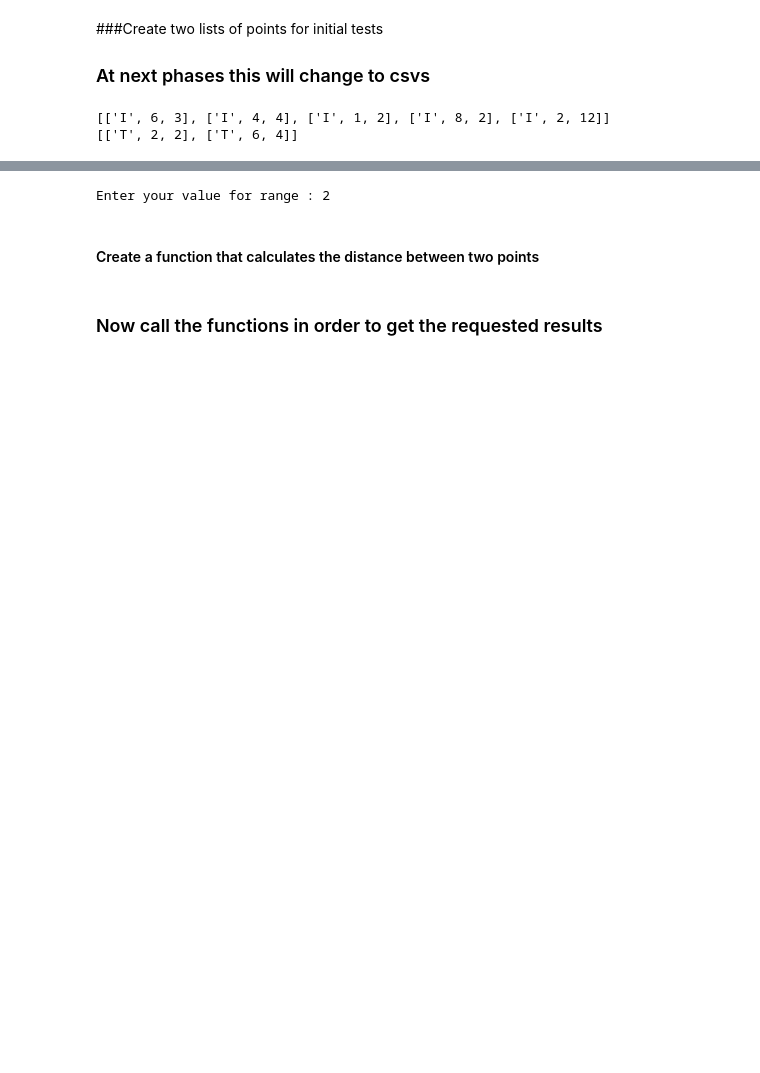
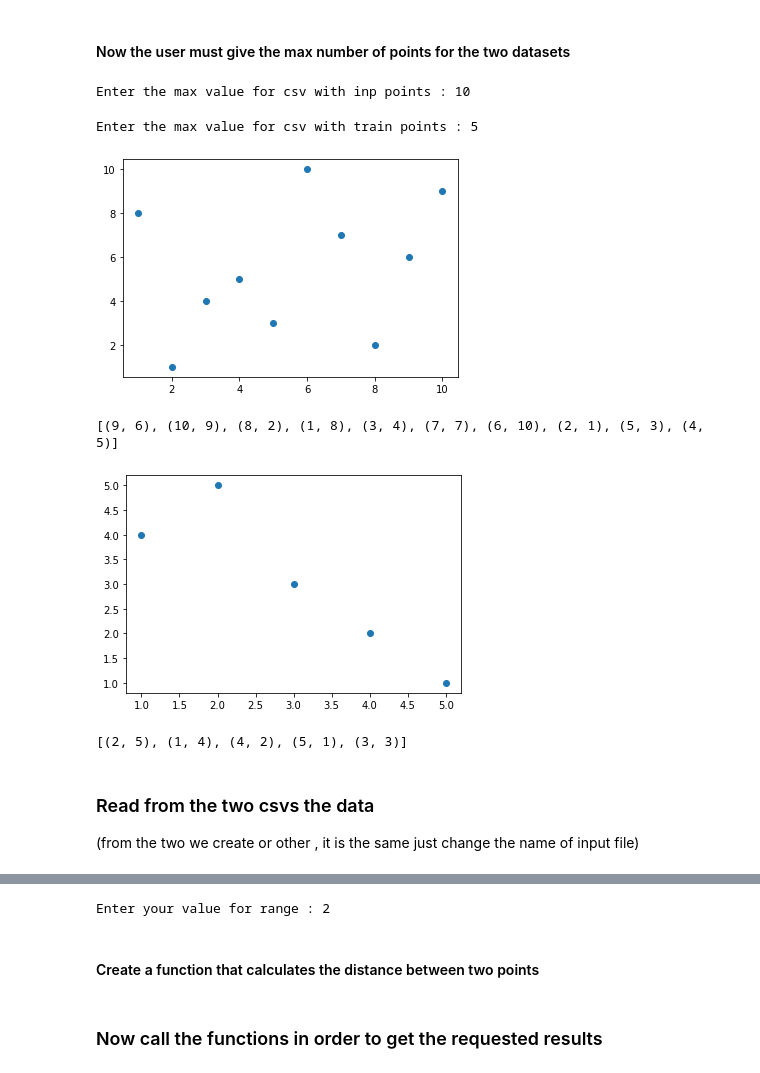
Before and after one commit to spros1/DistanceJoin, a Jupyter notebook: DistanceJoin.ipynb, the cells around one changed output, grey strips where cells are left out. Drawn from its saved outputs; the diff is of its cells as text; code cells hidden in the pictures; blank space fills up the shorter version.

```diff
--- a/DistanceJoin.ipynb
+++ b/DistanceJoin.ipynb
@@ -7,2 +58,59 @@ to wich it applies : d(a,b) ≤ c, where c parameter given from the user
+# %%
+def get_generated_points( gen_num, csv_name):
+
+  x = random.sample(range(1, gen_num+1), gen_num)
+  y = random.sample(range(1, gen_num+1), gen_num)
+
+  fin_data = list(zip(x,y))
+
+# generate csv
+  with open(csv_name, "a") as f:
+    f.truncate(0)
+    coords = [map(str, tupl) for tupl in fin_data]
+    writer = csv.writer(f, delimiter=',')
+
+    for line in coords:
+      writer.writerow(line)
+
+# plot it also that
+  plt.scatter(x, y)
+  plt.show()
+
+  return fin_data
+# %% [markdown]
+#### Now the user must give the max number of points for the two datasets
+# %%
+inpCSV_total_points = 0
+try:
+  inpCSV_total_points = int(input("Enter the max value for csv with inp points : "))
+except ValueError:
+    print("This is not a number")
+# %% [output]
+Enter the max value for csv with inp points : 10
+# %%
+trainCSV_total_points = 0
+try:
+  trainCSV_total_points = int(input("Enter the max value for csv with train points : "))
+except ValueError:
+    print("This is not a number")
+# %% [output]
+Enter the max value for csv with train points : 5
+# %%
+# create the input dataset
+inpPoints = get_generated_points(inpCSV_total_points , 'InputCSV.csv')
+print(inpPoints)
+
+print('\n')
+
+trainPoints = get_generated_points(trainCSV_total_points , 'TrainCSV.csv')
+print(trainPoints)
+# %% [output]
+[figure, added]
+[(9, 6), (10, 9), (8, 2), (1, 8), (3, 4), (7, 7), (6, 10), (2, 1), (5, 3), (4, 5)]
+[figure, added]
+[(2, 5), (1, 4), (4, 2), (5, 1), (3, 3)]
+# %% [markdown]
+### Read from the two csvs the data
+(from the two we create or other , it is the same just change the name of input file)
 # %%
 # importing the required module
@@ -9,14 +122,2 @@ to wich it applies : d(a,b) ≤ c, where c parameter given from the user
 import matplotlib.pyplot as plt
 import numpy as np
-# %% [markdown]
-###Create two lists of points for initial tests
-### At next phases this will change to csvs
-# %%
-marks = [['I',6,3],['I',4,4],['I',1,2],['I',8,2], ['I',2,12]]
-train = [['T', 2, 2], ['T',6,4]]
-
-print(marks)
-print(train)
-# %% [output]
-[['I', 6, 3], ['I', 4, 4], ['I', 1, 2], ['I', 8, 2], ['I', 2, 12]]
-[['T', 2, 2], ['T', 6, 4]]
```
Also changed, not shown: parts of 27 cells of this notebook.
